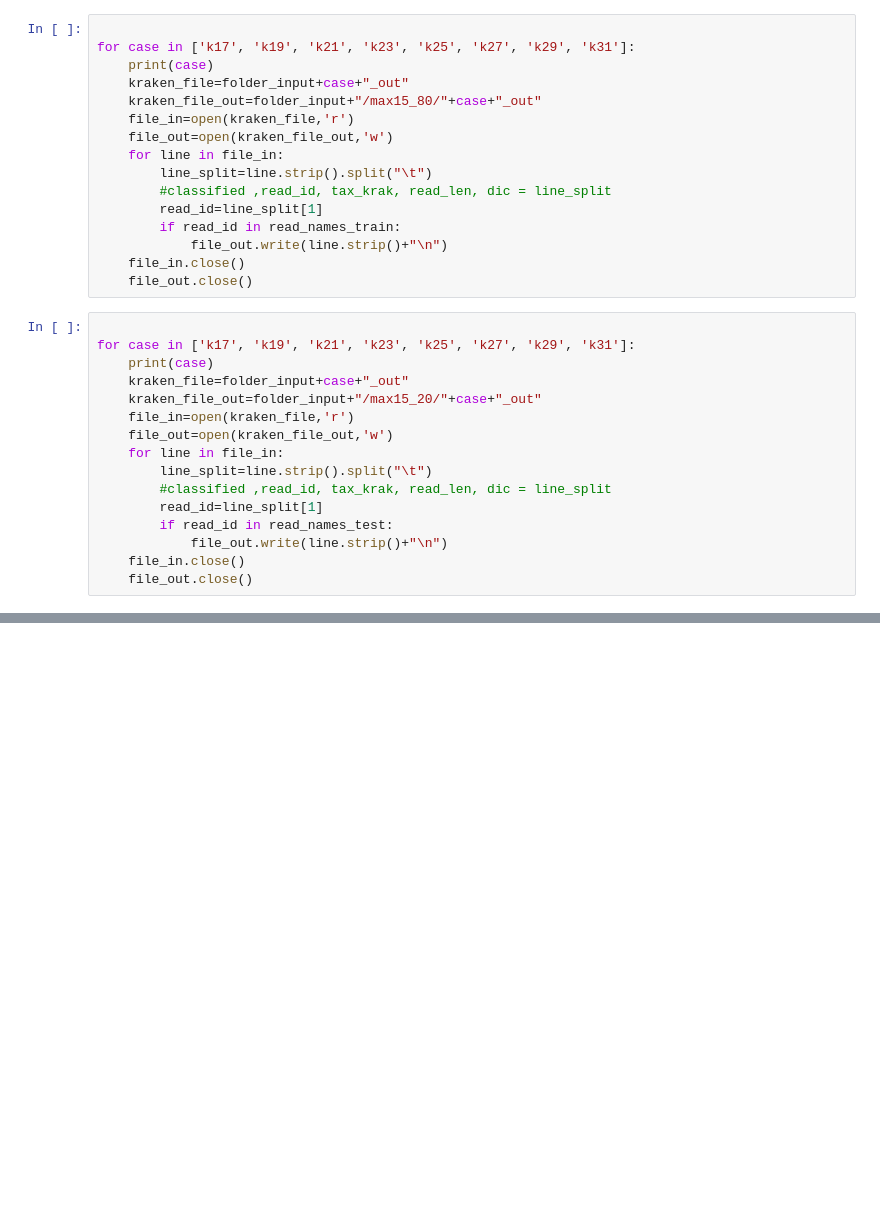
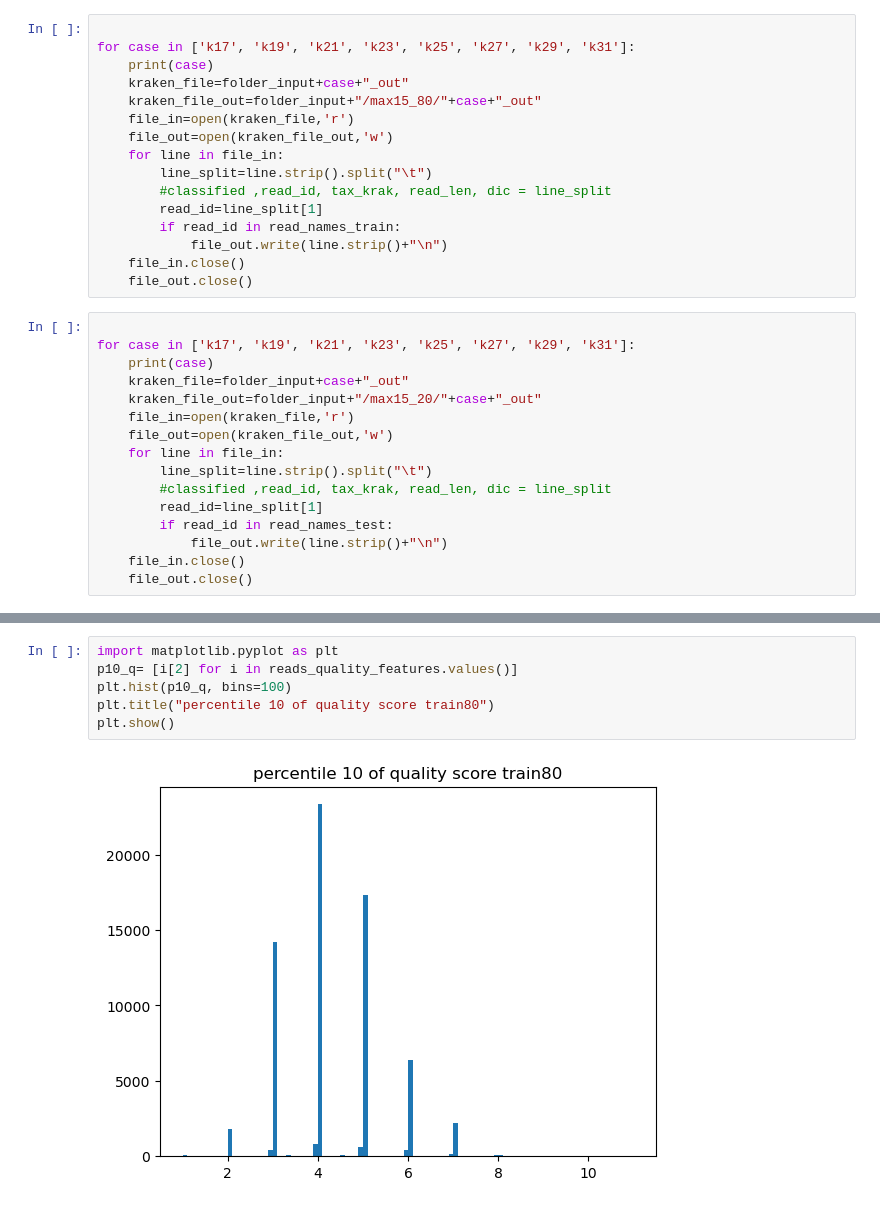
Before and after one commit to sinamajidian/MetaKPick, a Jupyter notebook: utils_notebook/separate_test_train.ipynb, the cells around one changed output, grey strips where cells are left out. Saved outputs shown, nothing was run; the diff lists cells and outputs as text; blank space fills up the shorter version.

```diff
--- a/utils_notebook/separate_test_train.ipynb
+++ b/utils_notebook/separate_test_train.ipynb
@@ -108,0 +280,8 @@ print("done", file_out)
+# %%
+import matplotlib.pyplot as plt
+p10_q= [i[2] for i in reads_quality_features.values()]
+plt.hist(p10_q, bins=100)
+plt.title("percentile 10 of quality score train80")
+plt.show()
+# %% [output]
+[figure, added]
```
Also changed, not shown: parts of 34 cells of this notebook.
